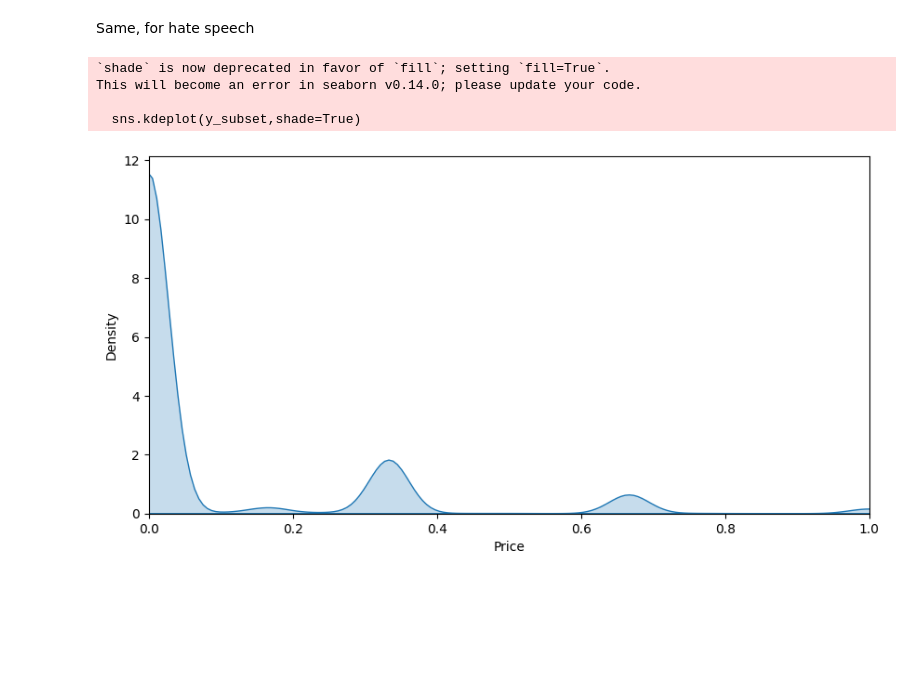
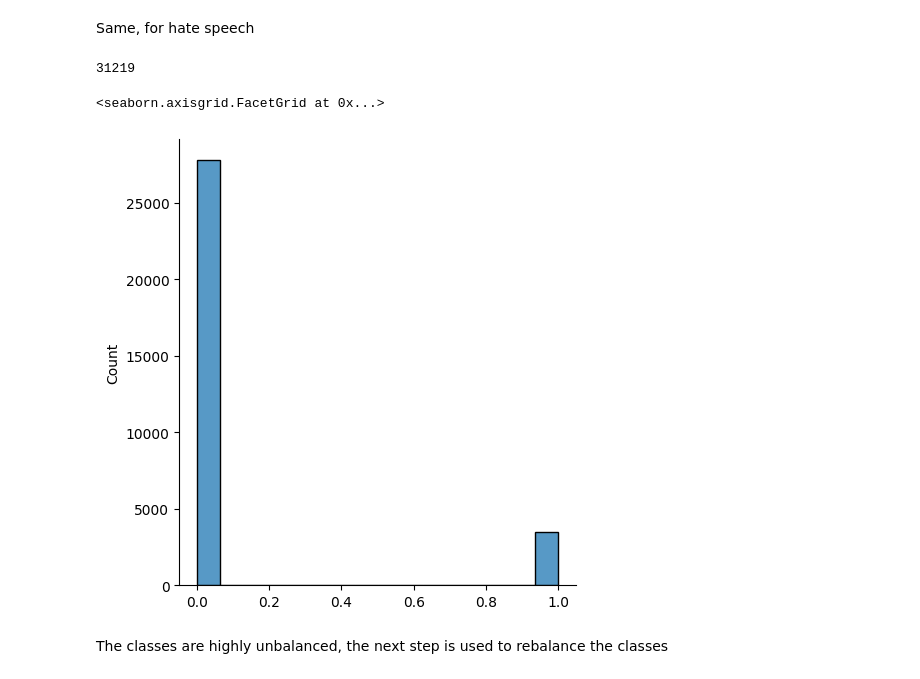
Before and after one commit to krikorantranik/Work, a Jupyter notebook: NLPfindOffensive.ipynb, the cells around one changed output. Cells and saved outputs as stored; diff of their text form; code cells hidden in the pictures; blank space fills up the shorter version.

```diff
--- a/NLPfindOffensive.ipynb
+++ b/NLPfindOffensive.ipynb
@@ -34,5 +40,6 @@ from sklearn.preprocessing import MinMaxScaler
 # %%
 maindataset = pd.read_csv("labeled_data.csv")
+maindataset2 = pd.read_csv("twitter_dataset.csv", encoding = "ISO-8859-1")
 
 countries = pd.read_json("countries.json")
 countries["country"] = countries["country"].str.lower()
@@ -145,8 +152,7 @@ With that, I will filter out the column for class and convert the other to perce
 # %%
-maindataset['hate_speech'] = 1.00*maindataset['hate_speech']/maindataset['count']
-maindataset['offensive_language'] = 1.00*maindataset['offensive_language']/maindataset['count']
+maindataset['hate_speech'] = np.where(maindataset['hate_speech']>0,1,0)
+maindataset['offensive_language'] = np.where(maindataset['offensive_language']>0,1,0)
 
 maindataset = maindataset[['hate_speech',	'offensive_language', 'tweet']]
-maindataset = maindataset.dropna()
-maindataset.describe()
+maindataset
 # %% [output]
@@ -161,0 +174,8 @@ maindataset.describe()
+# %%
+maindataset2 = maindataset2[['text']]
+maindataset2.columns = ['tweet']
+maindataset2['hate_speech'] = 0
+maindataset2['offensive_language'] = 0
+maindataset2 = maindataset2[['hate_speech','offensive_language','tweet']]
+maindataset = pd.concat([maindataset,maindataset2], ignore_index=True)
+maindataset.describe()
@@ -293,7 +323,7 @@ tagged_data = []
 for index, row in trainset.iterrows():
  part = TaggedDocument(words=word_tokenize(row[0]), tags=[str(index)])
  tagged_data.append(part)
-model = Doc2Vec(vector_size=250, min_count=3, epochs=20, dm=1)
+model = Doc2Vec(vector_size=350, min_count=3, epochs=50, window=10, dm=1)
 model.build_vocab(tagged_data)
 model.train(tagged_data, total_examples=model.corpus_count, epochs=model.epochs)
 model.save("d2v.model")
@@ -455,25 +493,20 @@ Same, for hate speech
 # %%
 datasetR['target'] = maindataset['hate_speech'].values
 
 outp = train_test_split(datasetR, train_size=0.7)
 finaleval=outp[1]
 subset=outp[0]
 
 x_subset = subset.drop(columns=["target"]).to_numpy()
 y_subset = subset['target'].to_numpy()
 x_finaleval = finaleval.drop(columns=["target"]).to_numpy()
 y_finaleval = finaleval[['target']].to_numpy()
 #size of the training set
-len(y_subset)
-plt.figure(figsize=(10,5))
-plt.xlim(0,1)
-plt.xlabel('Price')
-plt.ylabel('Density')
-sns.kdeplot(y_subset,shade=True)
-plt.show()
+print(len(y_subset))
+sns.displot(y_subset)
 # %% [output]
-`shade` is now deprecated in favor of `fill`; setting `fill=True`.
-This will become an error in seaborn v0.14.0; please update your code.
-
-  sns.kdeplot(y_subset,shade=True)
+31219
+<seaborn.axisgrid.FacetGrid at 0x...>
-[figure, old version]
+[figure, new version]
+# %% [markdown]
+The classes are highly unbalanced, the next step is used to rebalance the classes
```
Also changed, not shown: parts of 22 cells of this notebook.
